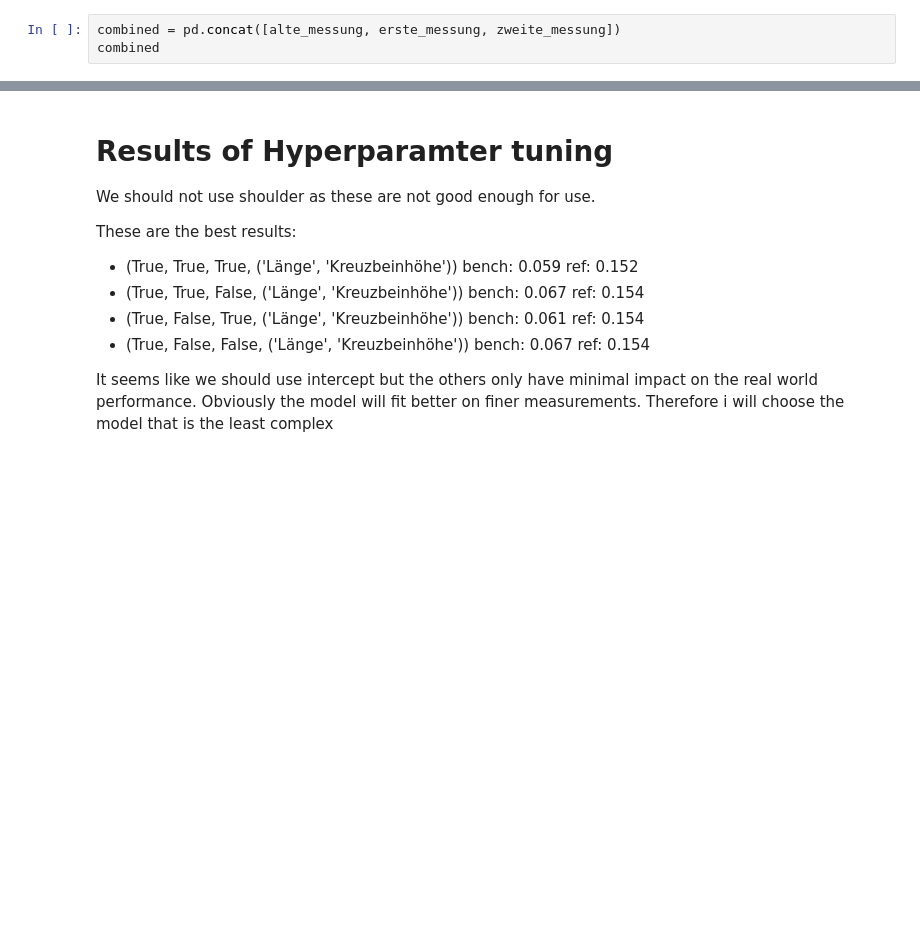
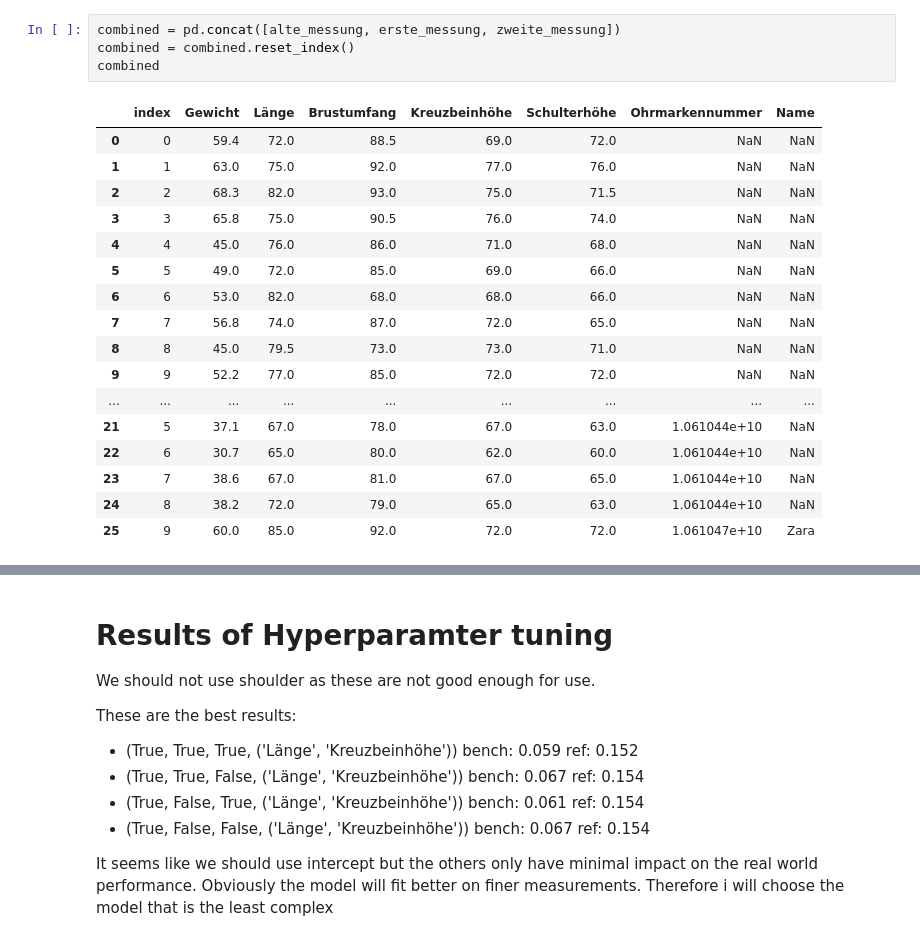
Before and after one commit to jonwi/goat-measurement, a Jupyter notebook: weight.ipynb, the cells around one changed output, grey strips where cells are left out. Cells and saved outputs as stored; diff of their text form; blank space fills up the shorter version.

```diff
--- a/weight.ipynb
+++ b/weight.ipynb
@@ -29,3 +62,22 @@ zweite_messung
 # %%
 combined = pd.concat([alte_messung, erste_messung, zweite_messung])
+combined = combined.reset_index()
 combined
+# %% [output]
+|  | index | Gewicht | Länge | Brustumfang | Kreuzbeinhöhe | Schulterhöhe | Ohrmarkennummer | Name |
+| 0 | 0 | 59.4 | 72.0 | 88.5 | 69.0 | 72.0 | NaN | NaN |
+| 1 | 1 | 63.0 | 75.0 | 92.0 | 77.0 | 76.0 | NaN | NaN |
+| 2 | 2 | 68.3 | 82.0 | 93.0 | 75.0 | 71.5 | NaN | NaN |
+| 3 | 3 | 65.8 | 75.0 | 90.5 | 76.0 | 74.0 | NaN | NaN |
+| 4 | 4 | 45.0 | 76.0 | 86.0 | 71.0 | 68.0 | NaN | NaN |
+| 5 | 5 | 49.0 | 72.0 | 85.0 | 69.0 | 66.0 | NaN | NaN |
+| 6 | 6 | 53.0 | 82.0 | 68.0 | 68.0 | 66.0 | NaN | NaN |
+| 7 | 7 | 56.8 | 74.0 | 87.0 | 72.0 | 65.0 | NaN | NaN |
+| 8 | 8 | 45.0 | 79.5 | 73.0 | 73.0 | 71.0 | NaN | NaN |
+| 9 | 9 | 52.2 | 77.0 | 85.0 | 72.0 | 72.0 | NaN | NaN |
+| ... | ... | ... | ... | ... | ... | ... | ... | ... |
+| 21 | 5 | 37.1 | 67.0 | 78.0 | 67.0 | 63.0 | 1.061044e+10 | NaN |
+| 22 | 6 | 30.7 | 65.0 | 80.0 | 62.0 | 60.0 | 1.061044e+10 | NaN |
+| 23 | 7 | 38.6 | 67.0 | 81.0 | 67.0 | 65.0 | 1.061044e+10 | NaN |
+| 24 | 8 | 38.2 | 72.0 | 79.0 | 65.0 | 63.0 | 1.061044e+10 | NaN |
+| 25 | 9 | 60.0 | 85.0 | 92.0 | 72.0 | 72.0 | 1.061047e+10 | Zara |
```
Also changed, not shown: parts of 11 cells of this notebook, 2 other files.
